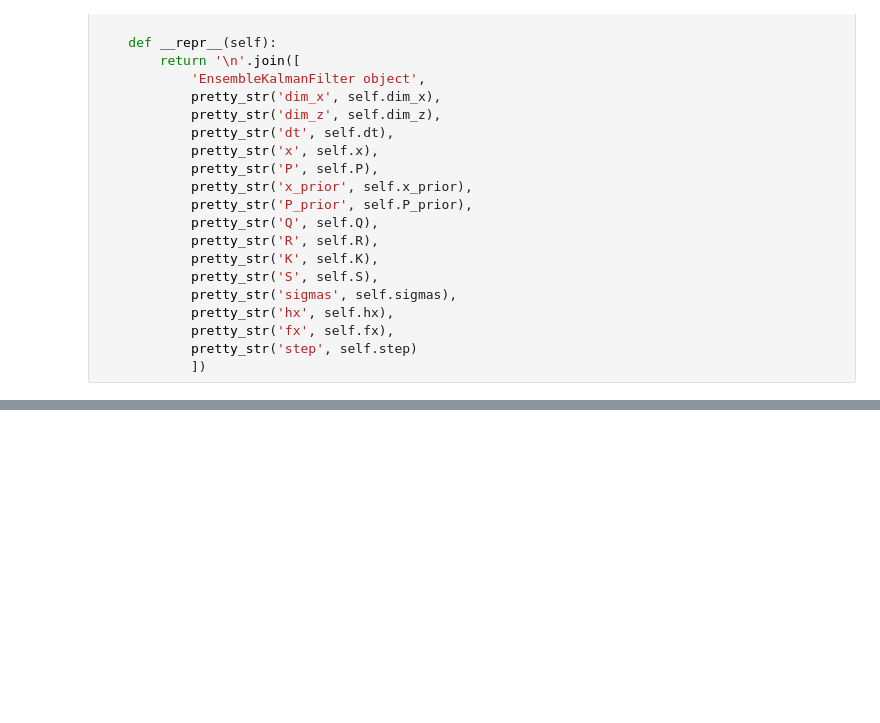
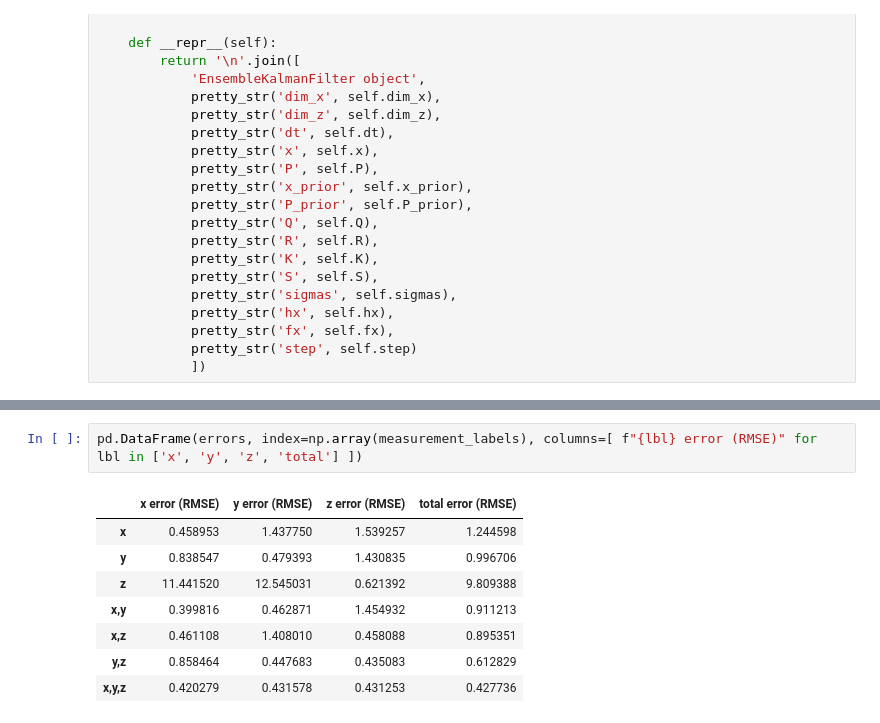
Before and after one commit to jace-kline/math582-miniproject4, a Jupyter notebook: solution.ipynb, the cells around one changed output, grey strips where cells are left out. Saved outputs shown, nothing was run; the diff lists cells and outputs as text; blank space fills up the shorter version.

```diff
--- a/solution.ipynb
+++ b/solution.ipynb
@@ -514,0 +563,11 @@ plot_dimension_predictions(0, 20)
+# %%
+pd.DataFrame(errors, index=np.array(measurement_labels), columns=[ f"{lbl} error (RMSE)" for lbl in ['x', 'y', 'z', 'total'] ])
+# %% [output]
+|  | x error (RMSE) | y error (RMSE) | z error (RMSE) | total error (RMSE) |
+| x | 0.458953 | 1.437750 | 1.539257 | 1.244598 |
+| y | 0.838547 | 0.479393 | 1.430835 | 0.996706 |
+| z | 11.441520 | 12.545031 | 0.621392 | 9.809388 |
+| x,y | 0.399816 | 0.462871 | 1.454932 | 0.911213 |
+| x,z | 0.461108 | 1.408010 | 0.458088 | 0.895351 |
+| y,z | 0.858464 | 0.447683 | 0.435083 | 0.612829 |
+| x,y,z | 0.420279 | 0.431578 | 0.431253 | 0.427736 |
```
Also changed, not shown: parts of 12 cells of this notebook, 4 other files.
